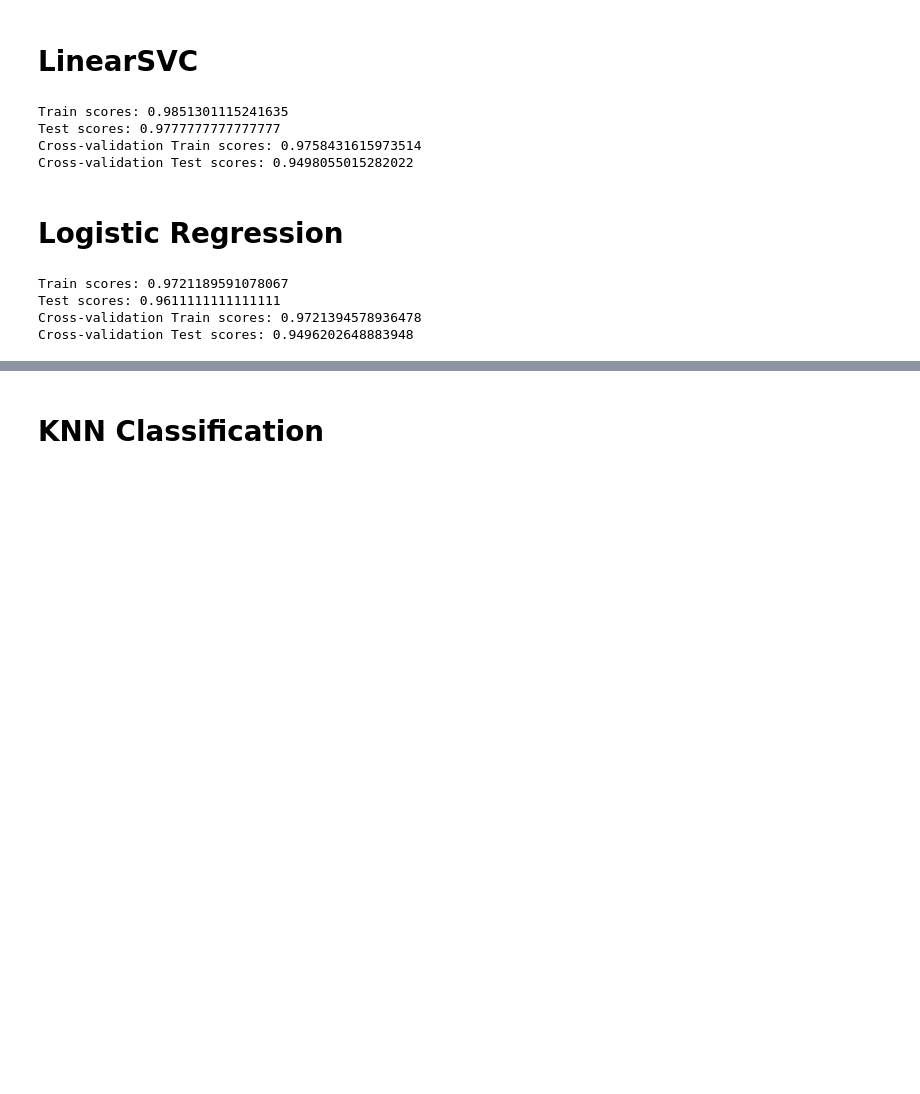
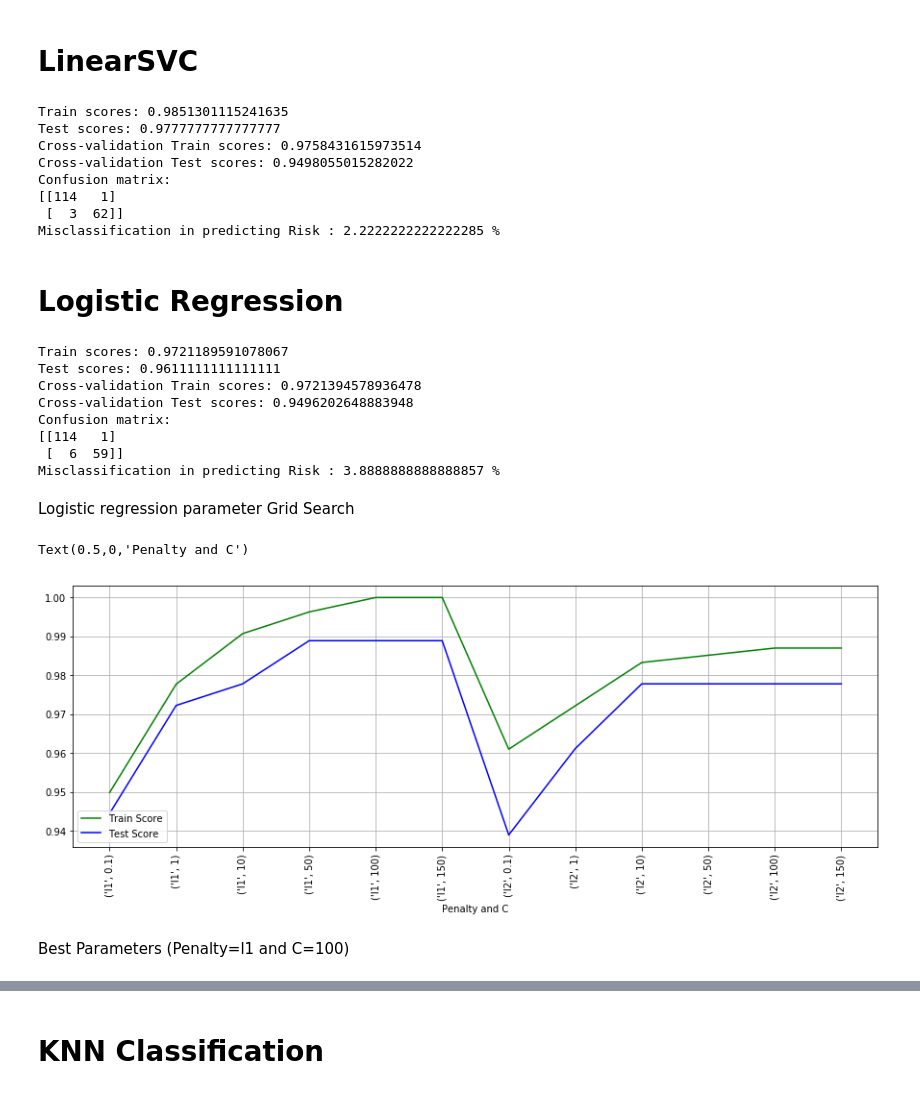
Before and after one commit to ParthRaj22/Fraudulent-Firm-Classification, a Jupyter notebook: Fradulent Firm Classification.ipynb, the cells around one changed output, grey strips where cells are left out. Drawn from its saved outputs; the diff is of its cells as text; code cells hidden in the pictures; blank space fills up the shorter version.

Commit message:
Prediction on best Models

```diff
--- a/Fradulent Firm Classification.ipynb
+++ b/Fradulent Firm Classification.ipynb
@@ -1135,11 +1145,23 @@ scorestrain = cross_val_score(clf, X_train, y_train,cv=3)
 print("Cross-validation Train scores: {}".format(scorestrain.mean()))
 scorestest = cross_val_score(clf, X_test, y_test,cv=3)
 print("Cross-validation Test scores: {}".format(scorestest.mean()))
+
+pred = clf.predict(X_test)
+
+confusion = confusion_matrix(y_test, pred)
+print("Confusion matrix:\n{}".format(confusion))
+Accuracy= statistics.mean(y_test==pred)*100
+#print("Accuracy in predicting Risk :",Accuracy,'%')
+print("Misclassification in predicting Risk :",100-Accuracy,'%')
 # %% [output]
 Train scores: 0.9851301115241635
 Test scores: 0.9777777777777777
 Cross-validation Train scores: 0.9758431615973514
 Cross-validation Test scores: 0.9498055015282022
+Confusion matrix:
+[[114   1]
+ [  3  62]]
+Misclassification in predicting Risk : 2.2222222222222285 %
 # %% [markdown]
 # Logistic Regression
 # %%
@@ -1152,8 +1174,50 @@ scorestrain = cross_val_score(logreg, X_train, y_train,cv=3)
 print("Cross-validation Train scores: {}".format(scorestrain.mean()))
 scorestest = cross_val_score(logreg, X_test, y_test,cv=3)
 print("Cross-validation Test scores: {}".format(scorestest.mean()))
+
+pred = logreg.predict(X_test)
+
+confusion = confusion_matrix(y_test, pred)
+print("Confusion matrix:\n{}".format(confusion))
+Accuracy= statistics.mean(y_test==pred)*100
+#print("Accuracy in predicting Risk :",Accuracy,'%')
+print("Misclassification in predicting Risk :",100-Accuracy,'%')
 # %% [output]
 Train scores: 0.9721189591078067
 Test scores: 0.9611111111111111
 Cross-validation Train scores: 0.9721394578936478
 Cross-validation Test scores: 0.9496202648883948
+Confusion matrix:
+[[114   1]
+ [  6  59]]
+Misclassification in predicting Risk : 3.8888888888888857 %
+# %% [markdown]
+Logistic regression parameter Grid Search
+# %%
+c_range=[0.1,1,10,50,100,150]
+train_score_list = []
+test_score_list = []
+index=[]
+
+for l in ('l1','l2'):
+    for c in c_range:
+        index.append((l,c))
+        logreg = LogisticRegression(penalty=l,C=c,random_state=0)
+        logreg.fit(X_train,y_train)
+        train_score_list.append(logreg.score(X_train, y_train))
+        test_score_list.append(logreg.score(X_test, y_test))
+# %%
+%matplotlib inline
+import matplotlib.pyplot as plt
+fig ,ax= plt.subplots(figsize = (15,5))
+plt.plot(range(len(index)), train_score_list, c = 'g', label = 'Train Score')
+plt.plot(range(len(index)), test_score_list, c = 'b', label = 'Test Score')
+plt.legend(loc = 3)
+plt.grid(True)
+plt.xticks(range(len(index)), index, rotation=90)
+plt.xlabel(r'Penalty and C')
+# %% [output]
+Text(0.5,0,'Penalty and C')
+[figure, added]
+# %% [markdown]
+Best Parameters (Penalty=l1 and C=100)
```
Also changed, not shown: parts of 16 cells of this notebook.
